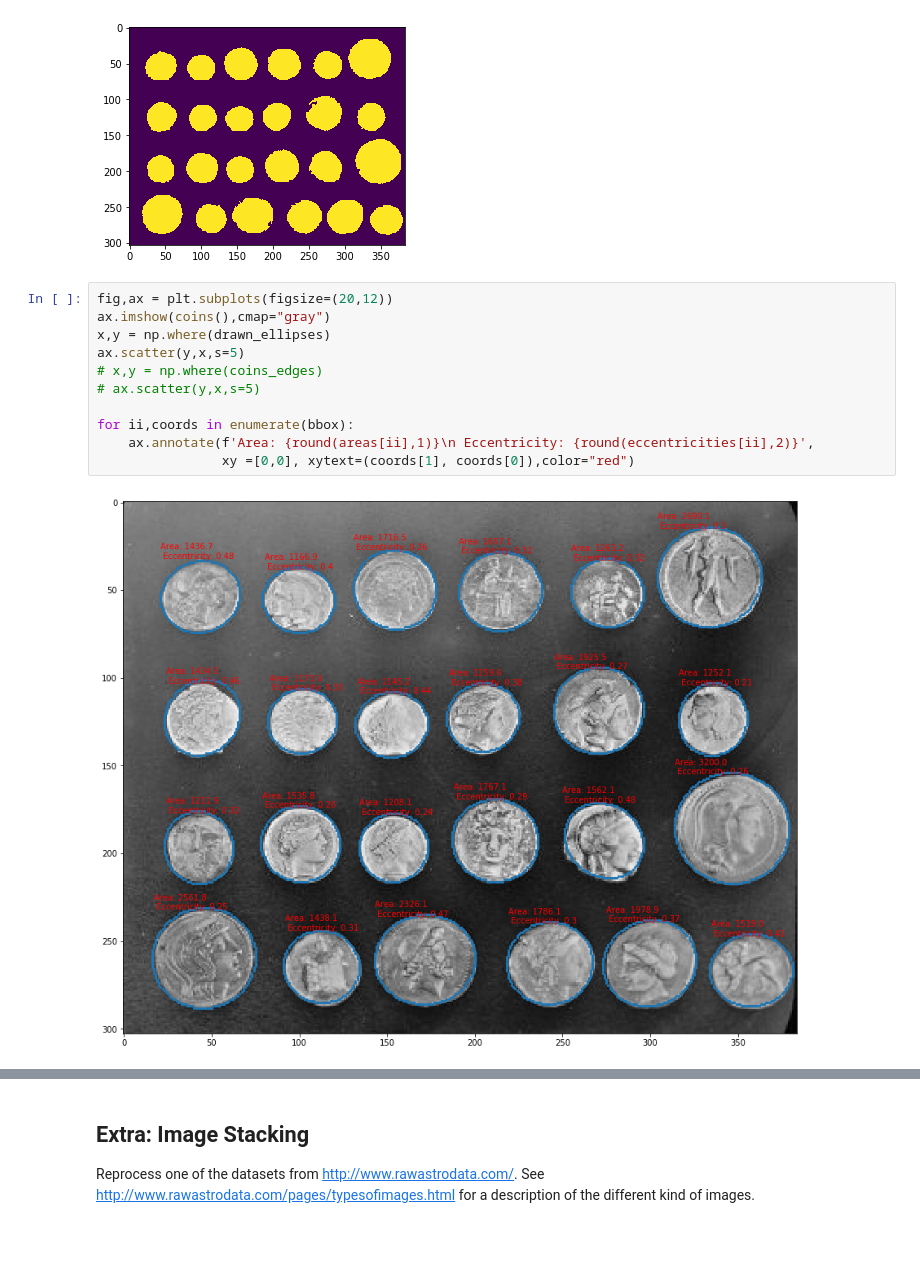
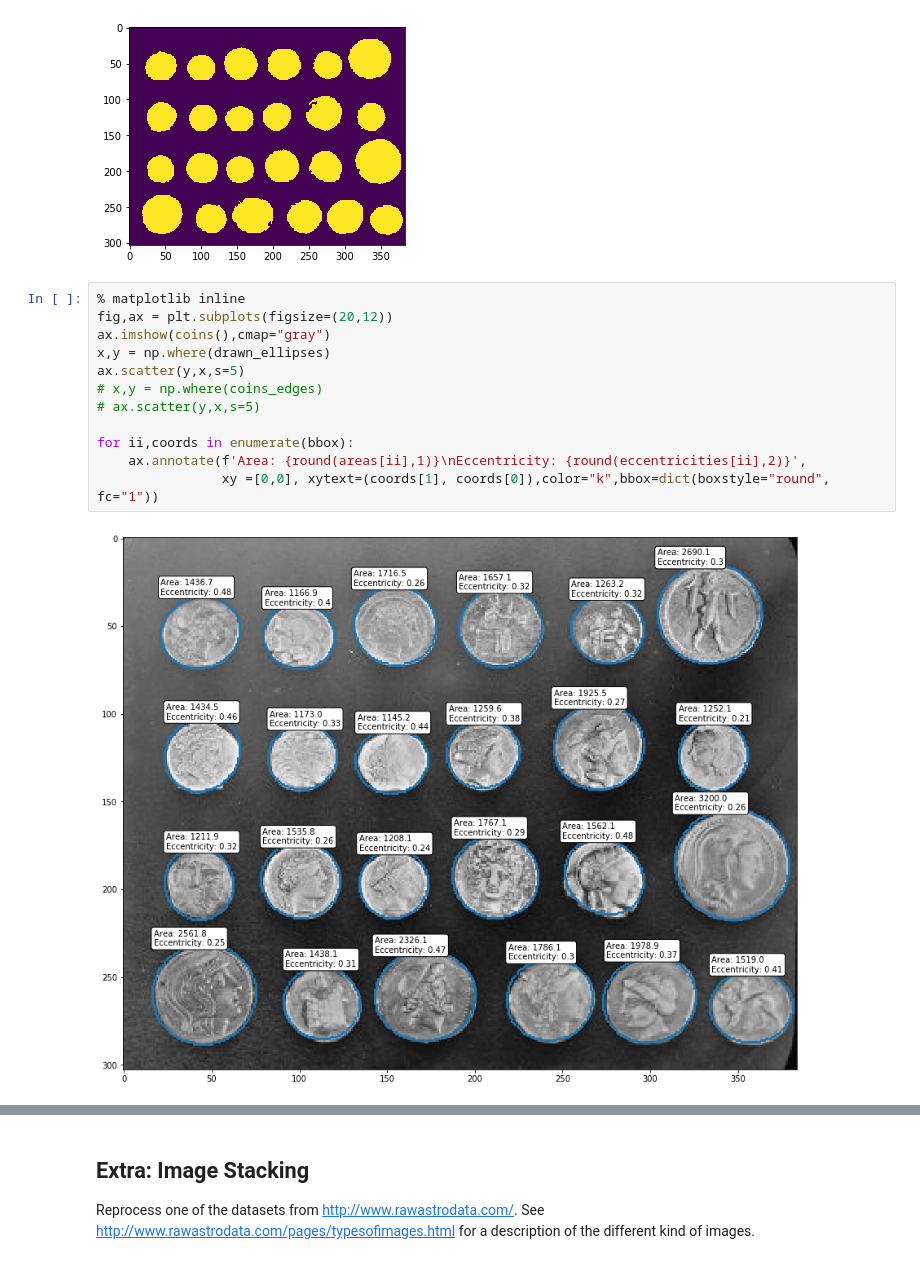
Before and after one commit to giangdip2410/watkins-ay250-s2018-hw, a Jupyter notebook: hw_7/hw_7_assignment.ipynb, the cells around one changed output, grey strips where cells are left out. Saved outputs shown, nothing was run; the diff lists cells and outputs as text.

```diff
--- a/hw_7/hw_7_assignment.ipynb
+++ b/hw_7/hw_7_assignment.ipynb
@@ -84,16 +84,17 @@ for ii,contour in enumerate(contours):
 # %% [output]
 [figure]
 # %%
+% matplotlib inline
 fig,ax = plt.subplots(figsize=(20,12))
 ax.imshow(coins(),cmap="gray")
 x,y = np.where(drawn_ellipses)
 ax.scatter(y,x,s=5)
 # x,y = np.where(coins_edges)
 # ax.scatter(y,x,s=5)
 
 for ii,coords in enumerate(bbox):
-    ax.annotate(f'Area: {round(areas[ii],1)}\n Eccentricity: {round(eccentricities[ii],2)}',
-                xy =[0,0], xytext=(coords[1], coords[0]),color="red")
+    ax.annotate(f'Area: {round(areas[ii],1)}\nEccentricity: {round(eccentricities[ii],2)}',
+                xy =[0,0], xytext=(coords[1], coords[0]),color="k",bbox=dict(boxstyle="round", fc="1"))
 # %% [output]
-[figure, old version]
+[figure, new version]
 # %% [markdown]
```
Also changed, not shown: parts of 85 cells of this notebook.
